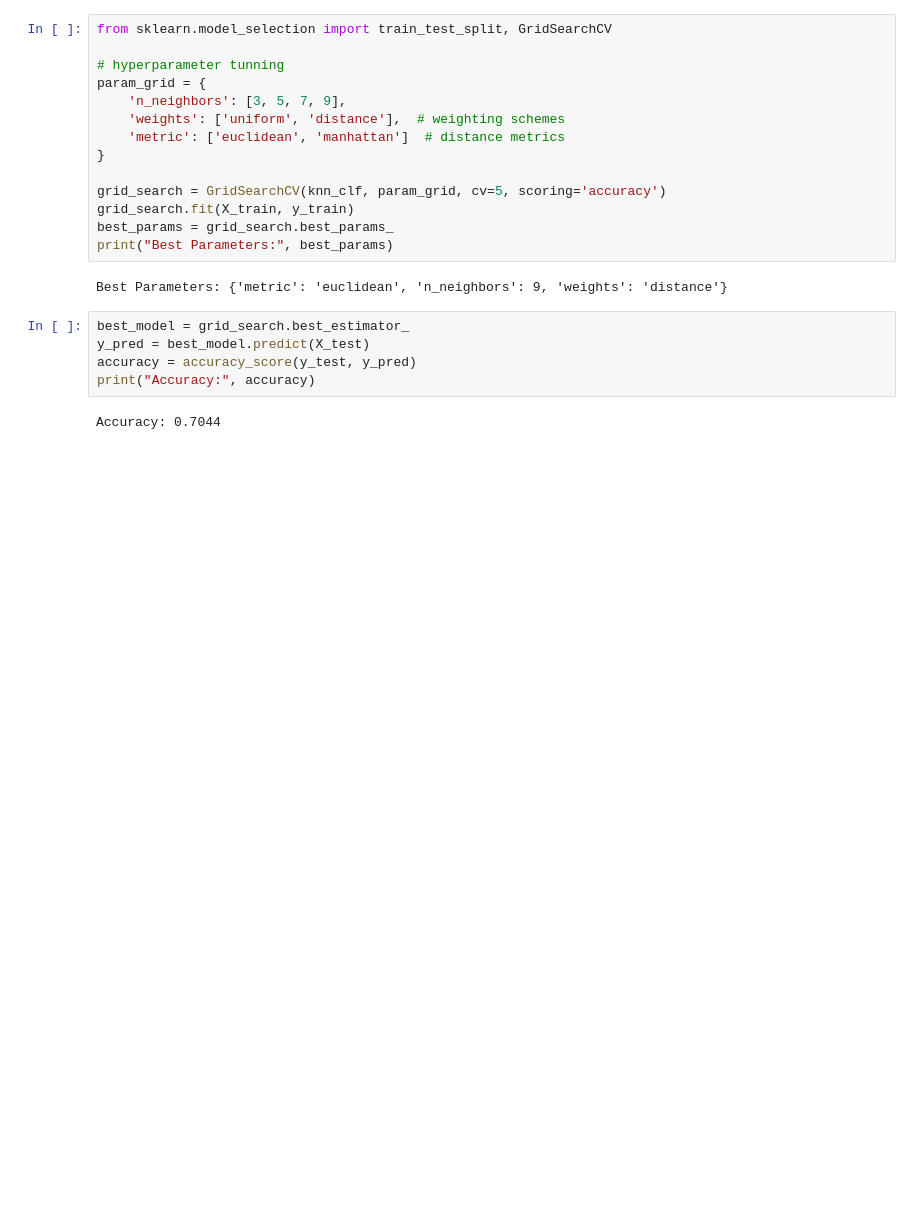
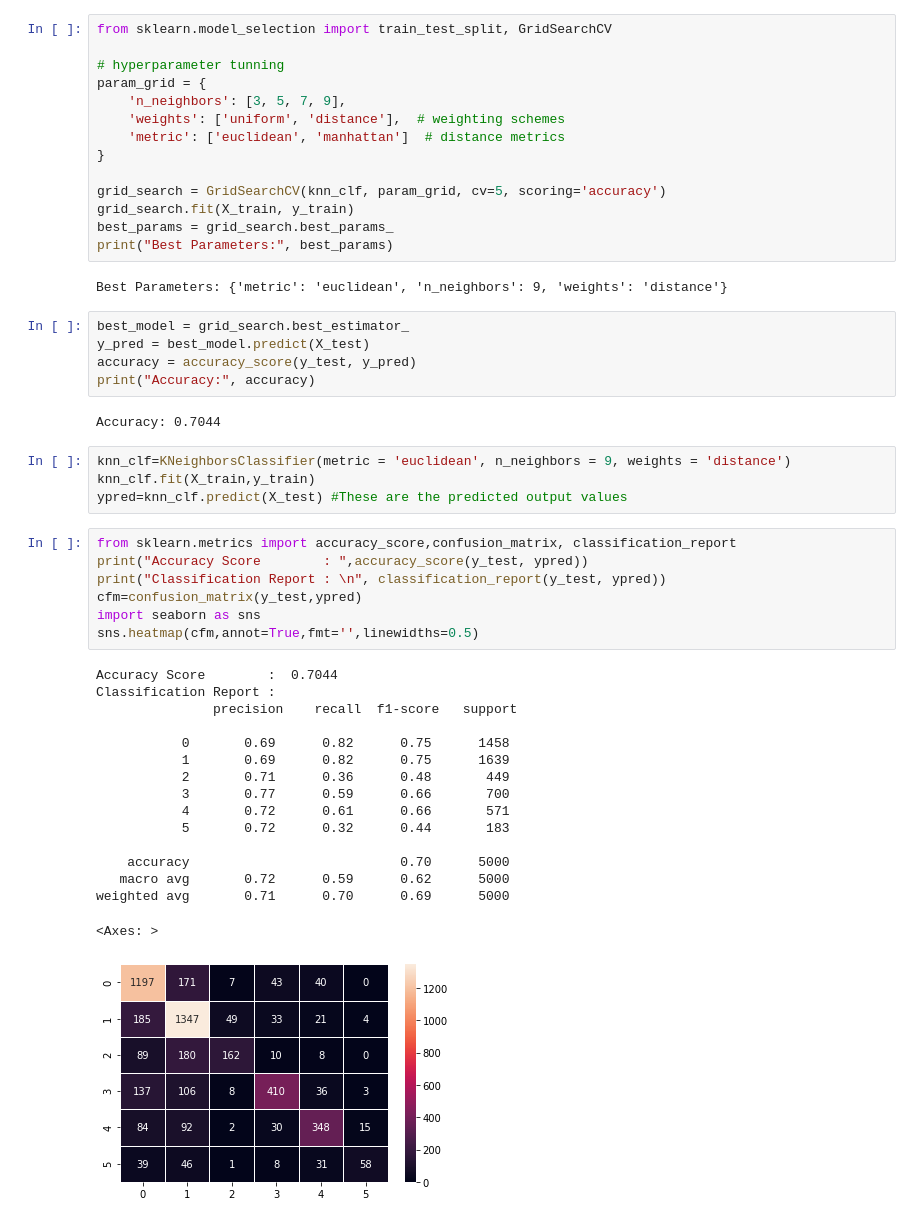
Before and after one commit to steph45607/CIDA, a Jupyter notebook: emotions_knn_50.ipynb, the cells around one changed output. Saved outputs shown, nothing was run; the diff lists cells and outputs as text; blank space fills up the shorter version.

```diff
--- a/emotions_knn_50.ipynb
+++ b/emotions_knn_50.ipynb
@@ -149,3 +149,31 @@ accuracy = accuracy_score(y_test, y_pred)
 print("Accuracy:", accuracy)
 # %% [output]
 Accuracy: 0.7044
+# %%
+knn_clf=KNeighborsClassifier(metric = 'euclidean', n_neighbors = 9, weights = 'distance')
+knn_clf.fit(X_train,y_train)
+ypred=knn_clf.predict(X_test) #These are the predicted output values
+# %%
+from sklearn.metrics import accuracy_score,confusion_matrix, classification_report
+print("Accuracy Score        : ",accuracy_score(y_test, ypred))
+print("Classification Report : \n", classification_report(y_test, ypred))
+cfm=confusion_matrix(y_test,ypred)
+import seaborn as sns
+sns.heatmap(cfm,annot=True,fmt='',linewidths=0.5)
+# %% [output]
+Accuracy Score        :  0.7044
+Classification Report :
+               precision    recall  f1-score   support
+
+           0       0.69      0.82      0.75      1458
+           1       0.69      0.82      0.75      1639
+           2       0.71      0.36      0.48       449
+           3       0.77      0.59      0.66       700
+           4       0.72      0.61      0.66       571
+           5       0.72      0.32      0.44       183
+
+    accuracy                           0.70      5000
+   macro avg       0.72      0.59      0.62      5000
+weighted avg       0.71      0.70      0.69      5000
+<Axes: >
+[figure, added]
```
Also changed, not shown: 7 other files.
